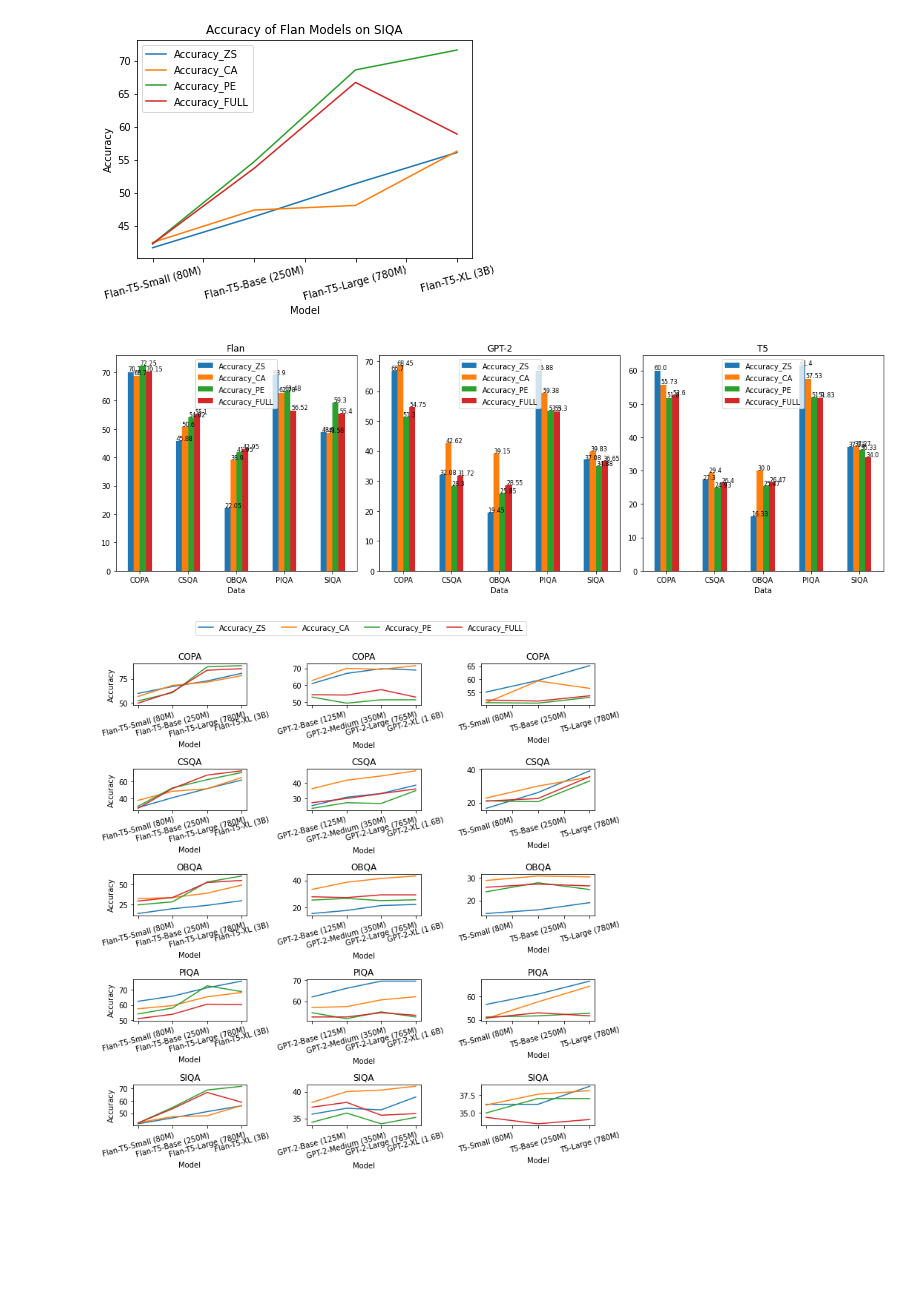
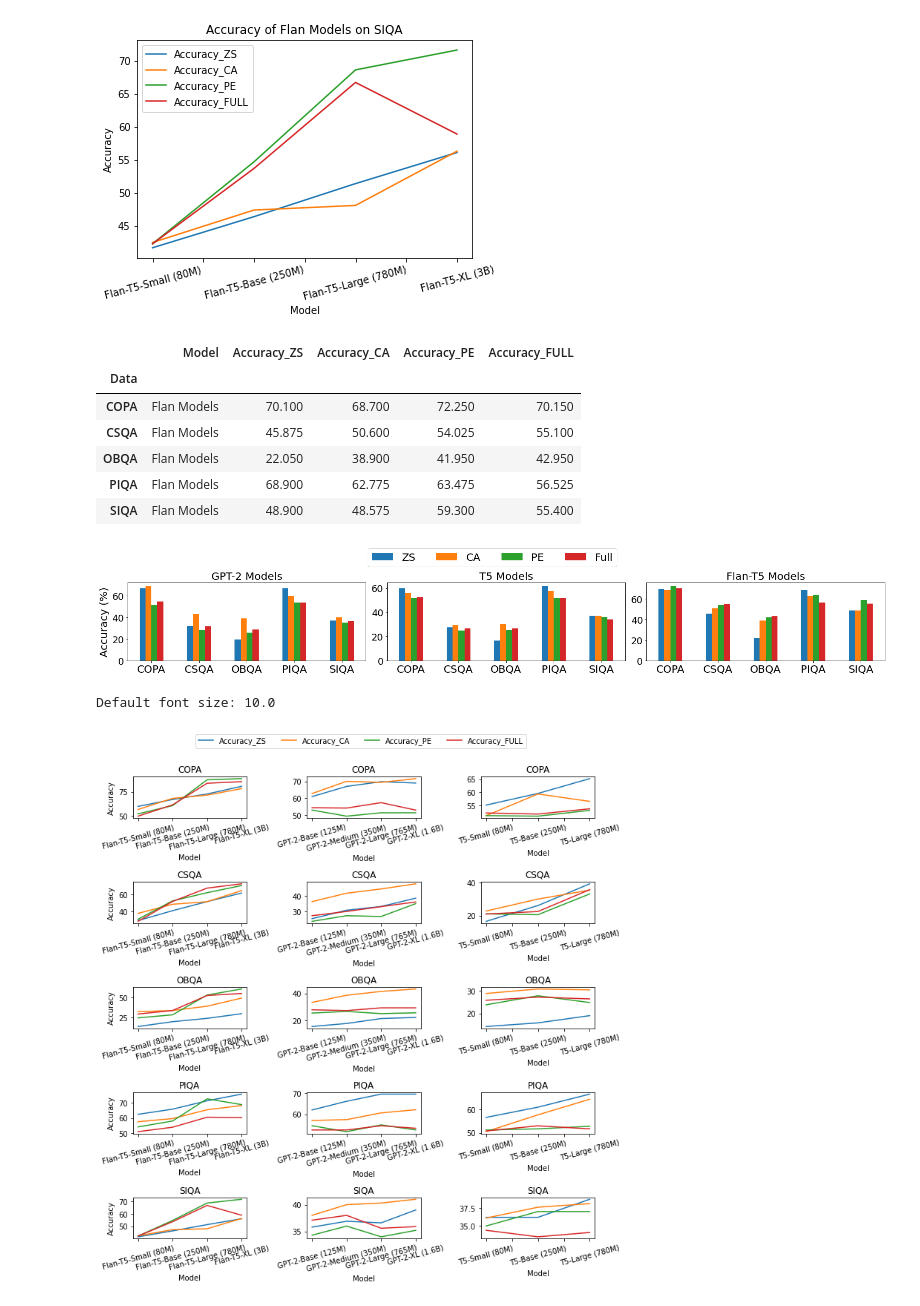
Before and after one commit to KasMasVan/Prompt-engineering-and-calibration, a Jupyter notebook: scripts/process.ipynb, the cells around one changed output. Drawn from its saved outputs; the diff is of its cells as text; code cells hidden in the pictures; blank space fills up the shorter version.

Commit message:
Update on plotting

```diff
--- a/scripts/process.ipynb
+++ b/scripts/process.ipynb
@@ -56,21 +56,54 @@ model_df = method_vs_model(df)
 data_df, error_df = method_vs_data(df)
 flan_df, gpt2_df, t5_df  = data_df
 flan_error, gpt2_error, t5_error = error_df
+# %%
+flan_df
+# %% [output]
+|  | Model | Accuracy_ZS | Accuracy_CA | Accuracy_PE | Accuracy_FULL |
+| Data |  |  |  |  |  |
+| COPA | Flan Models | 70.100 | 68.700 | 72.250 | 70.150 |
+| CSQA | Flan Models | 45.875 | 50.600 | 54.025 | 55.100 |
+| OBQA | Flan Models | 22.050 | 38.900 | 41.950 | 42.950 |
+| PIQA | Flan Models | 68.900 | 62.775 | 63.475 | 56.525 |
+| SIQA | Flan Models | 48.900 | 48.575 | 59.300 | 55.400 |
 # %%
 # Plotting: Method vs Data
-fig, axes = plt.subplots(1, 3, figsize=(15, 5))
-flan_df.plot.bar(ax=axes[0], rot=0, title="Flan")
-gpt2_df.plot.bar(ax=axes[1], rot=0, title="GPT-2")
-t5_df.plot.bar(ax=axes[2], rot=0, title="T5")
+font_size=20
+fig, axes = plt.subplots(1, 3, figsize=(21, 3))
+
+gpt2_df.plot.bar(ax=axes[0], rot=0, title="GPT-2 Models", legend=False, xlabel="", ylabel="Accuracy (%)")
+t5_df.plot.bar(ax=axes[1], rot=0, title="T5 Models", legend=False, xlabel="")
+flan_df.plot.bar(ax=axes[2], rot=0, title="Flan-T5 Models", legend=False, xlabel="")
+
+
+for ax in axes:
+#     ax.set_xlabel(ax.get_xlabel(), fontsize=font_size)
+    ax.set_ylabel(ax.get_ylabel(), fontsize=font_size)
+    ax.set_title(ax.get_title(), fontsize=font_size)
+    ax.tick_params(axis='x', labelsize=20)
+    ax.tick_params(axis='y', labelsize=18)
+
+
+handles, labels = axes[-1].get_legend_handles_labels()
+labels = ["ZS", "CA", "PE", "Full"]
+fig.legend(handles, labels, loc='upper center', ncol=4, bbox_to_anchor=(0.5, 1.2), fontsize=font_size)
 plt.tight_layout()
 # plot accuracy scores on each bar
-for ax in axes:
-    for p in ax.patches:
-        ax.annotate(str(round(p.get_height(), 2)), (p.get_x() * 1.005, p.get_height() * 1.005), fontsize=8)
-# plt.savefig("output.png", dpi=300)
+# for ax in axes:
+#     for p in ax.patches:
+        # ax.annotate(str(round(p.get_height(), 2)), (p.get_x() * 1.005, p.get_height() * 1.005), fontsize=8)
+# save with legend
+dpi = 600
+plt.savefig(f"model_method_{dpi}.png", dpi=dpi, bbox_inches='tight')
 plt.show()
 # %% [output]
-[figure, old version]
+[figure, new version]
+# %%
+
+default_font_size = plt.rcParams['font.size']
+print("Default font size:", default_font_size)
+# %% [output]
+Default font size: 10.0
 # %%
 # Plotting: Method vs Model
 fig, ax = plt.subplots(5, 3, figsize=(10, 10))
```
Also changed, not shown: 4 other files.
